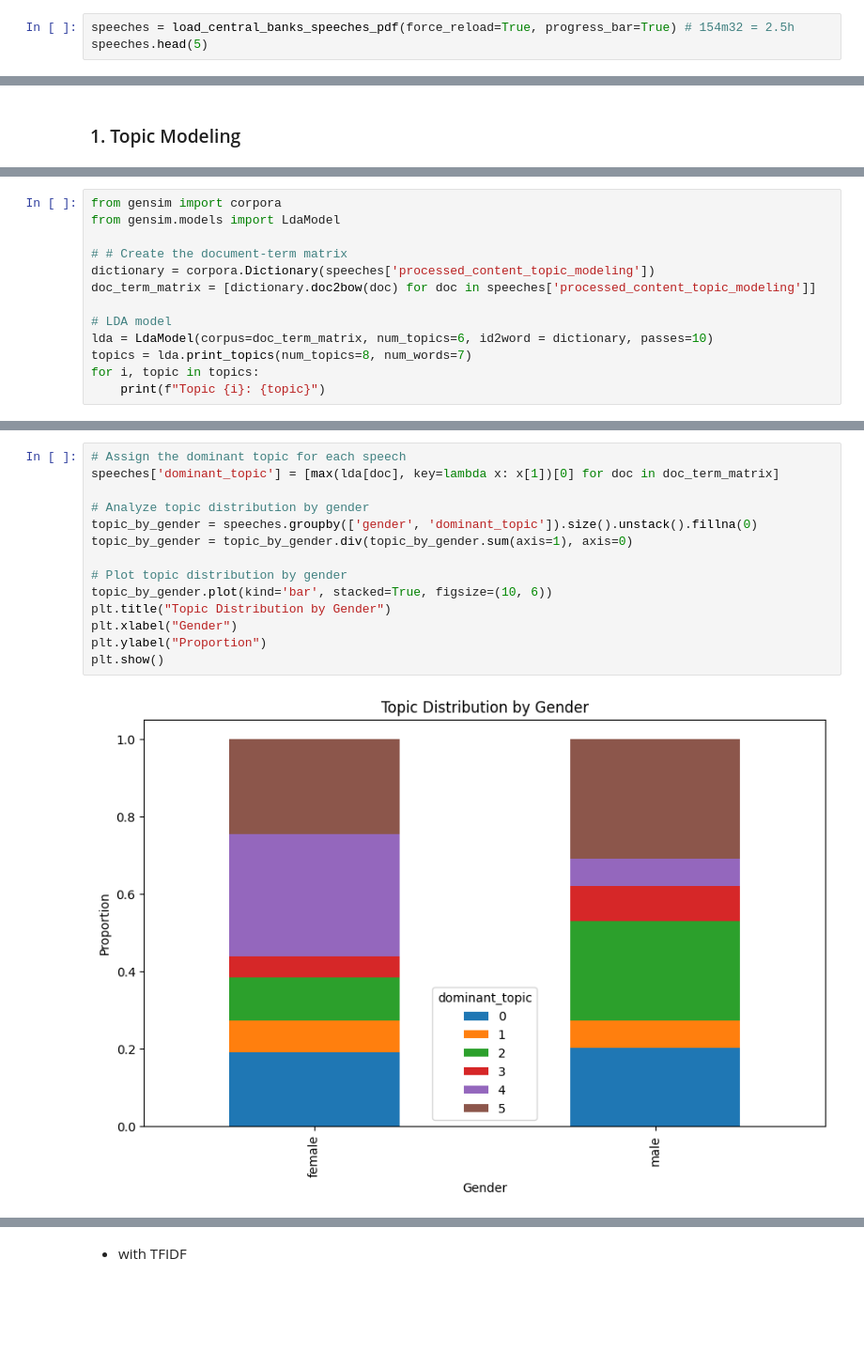
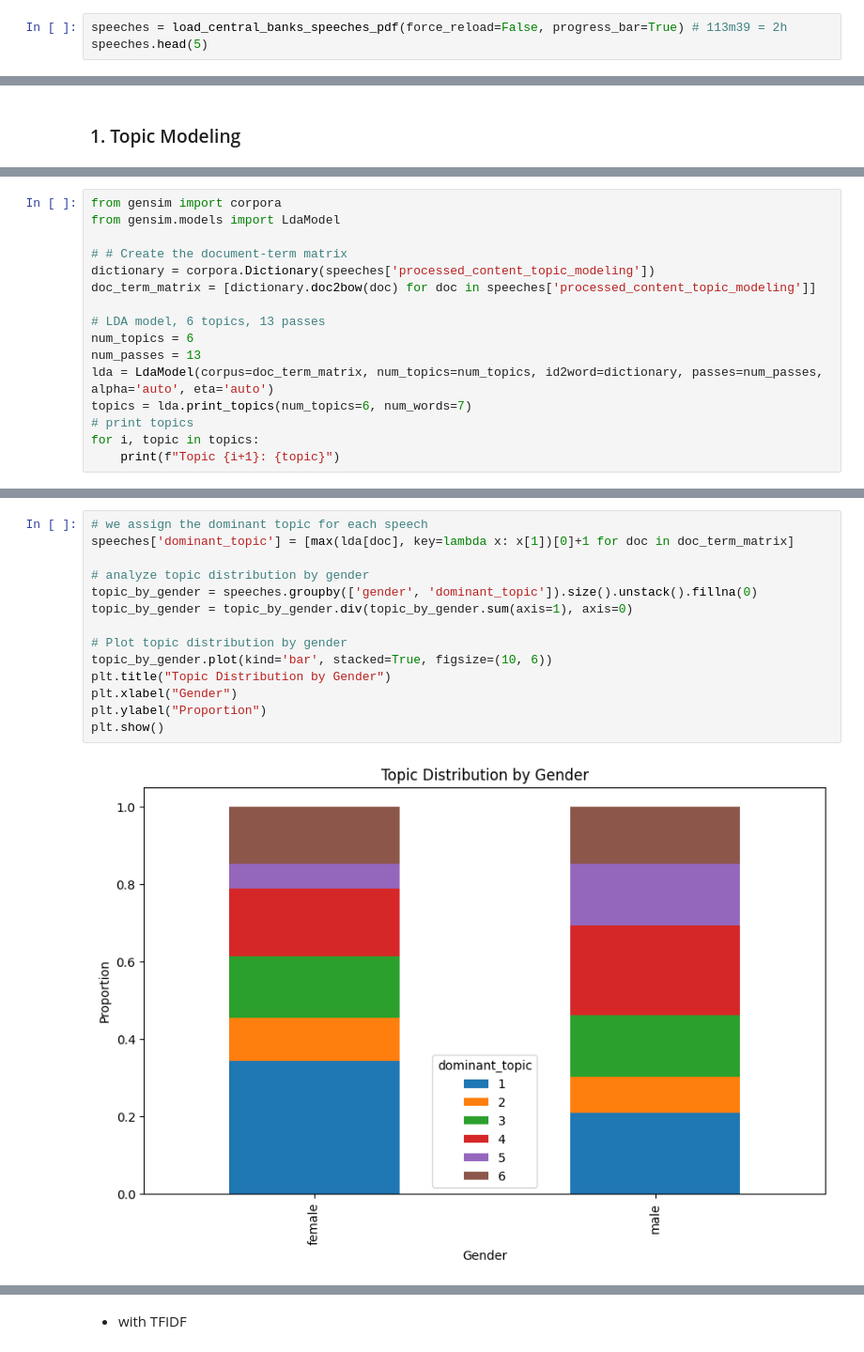
Before and after one commit to marie678/Central-Banks-Topic-Modeling-and-Sentiment-Analysis, a Jupyter notebook: projectv1.ipynb, the cells around one changed output, grey strips where cells are left out. Shown at 94% size. Drawn from its saved outputs; the diff is of its cells as text; blank space fills up the shorter version.

```diff
--- a/projectv1.ipynb
+++ b/projectv1.ipynb
@@ -198,7 +195,7 @@ def load_central_banks_speeches_pdf(cache_dir="data", force_reload=False, progre
         speeches.to_parquet(filename)
     return speeches
 # %%
-speeches = load_central_banks_speeches_pdf(force_reload=True, progress_bar=True) # 154m32 = 2.5h
+speeches = load_central_banks_speeches_pdf(force_reload=False, progress_bar=True) # 113m39 = 2h
 speeches.head(5)
 # %% [output]
 |  | id | path | menu_id | short_title | long_title | publication_start_date | language | pdf_file_size | ... |
@@ -641,9 +670,12 @@ from gensim.models import LdaModel
 dictionary = corpora.Dictionary(speeches['processed_content_topic_modeling'])
 doc_term_matrix = [dictionary.doc2bow(doc) for doc in speeches['processed_content_topic_modeling']]
 
-# LDA model
-lda = LdaModel(corpus=doc_term_matrix, num_topics=6, id2word = dictionary, passes=10)
-topics = lda.print_topics(num_topics=8, num_words=7)
+# LDA model, 6 topics, 13 passes
+num_topics = 6
+num_passes = 13
+lda = LdaModel(corpus=doc_term_matrix, num_topics=num_topics, id2word=dictionary, passes=num_passes, alpha='auto', eta='auto')
+topics = lda.print_topics(num_topics=6, num_words=7)
+# print topics
 for i, topic in topics:
-    print(f"Topic {i}: {topic}")
+    print(f"Topic {i+1}: {topic}")
 # %% [output]
@@ -705,16 +766,16 @@ Compare topic "distribution" among genders
 # %%
-# Assign the dominant topic for each speech
-speeches['dominant_topic'] = [max(lda[doc], key=lambda x: x[1])[0] for doc in doc_term_matrix]
+# we assign the dominant topic for each speech
+speeches['dominant_topic'] = [max(lda[doc], key=lambda x: x[1])[0]+1 for doc in doc_term_matrix]
 
-# Analyze topic distribution by gender
+# analyze topic distribution by gender
 topic_by_gender = speeches.groupby(['gender', 'dominant_topic']).size().unstack().fillna(0)
 topic_by_gender = topic_by_gender.div(topic_by_gender.sum(axis=1), axis=0)
 
 # Plot topic distribution by gender
 topic_by_gender.plot(kind='bar', stacked=True, figsize=(10, 6))
 plt.title("Topic Distribution by Gender")
 plt.xlabel("Gender")
 plt.ylabel("Proportion")
 plt.show()
 # %% [output]
-[figure, old version]
+[figure, new version]
```
Also changed, not shown: parts of 88 cells of this notebook, 3 other files.
